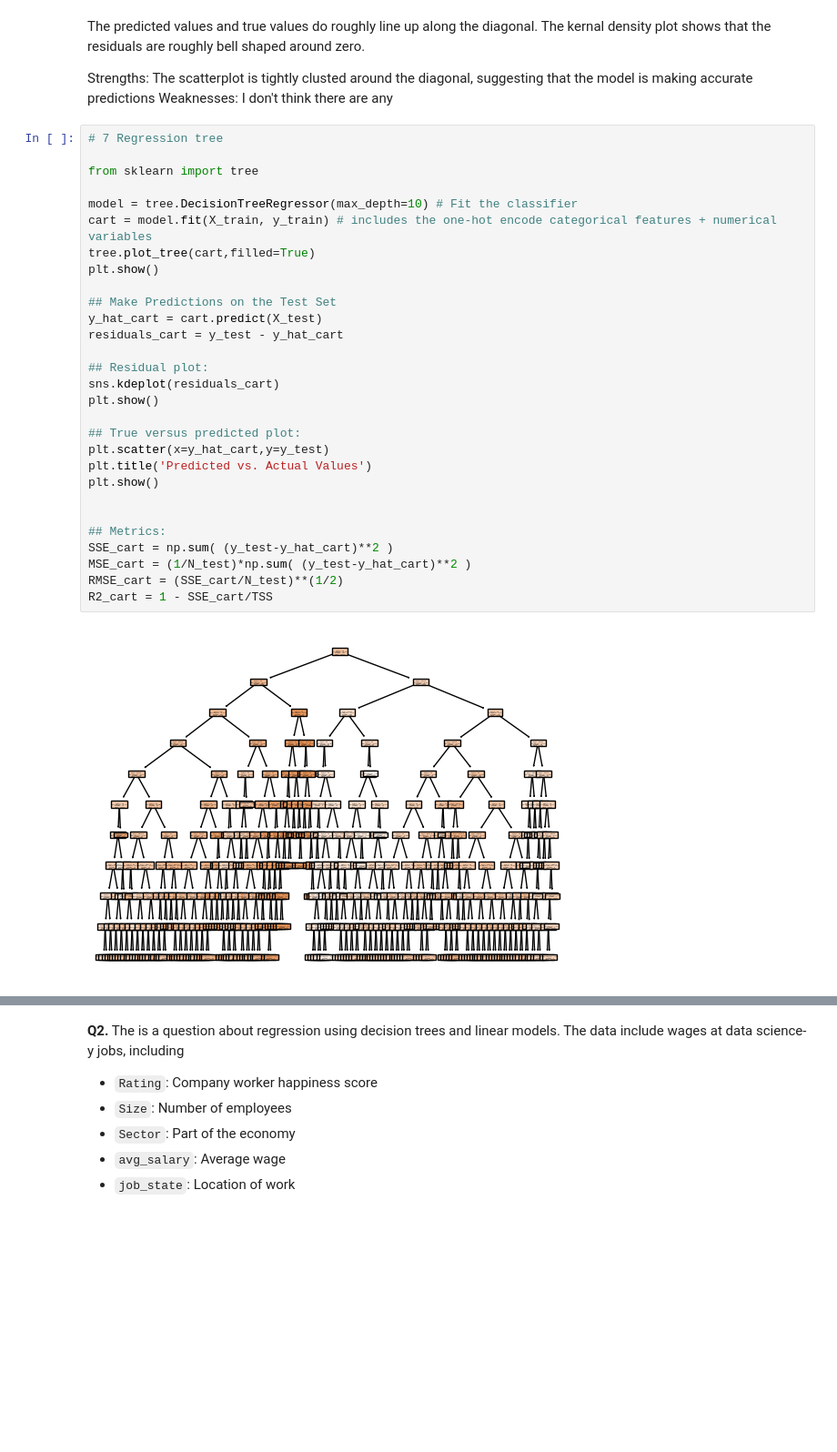
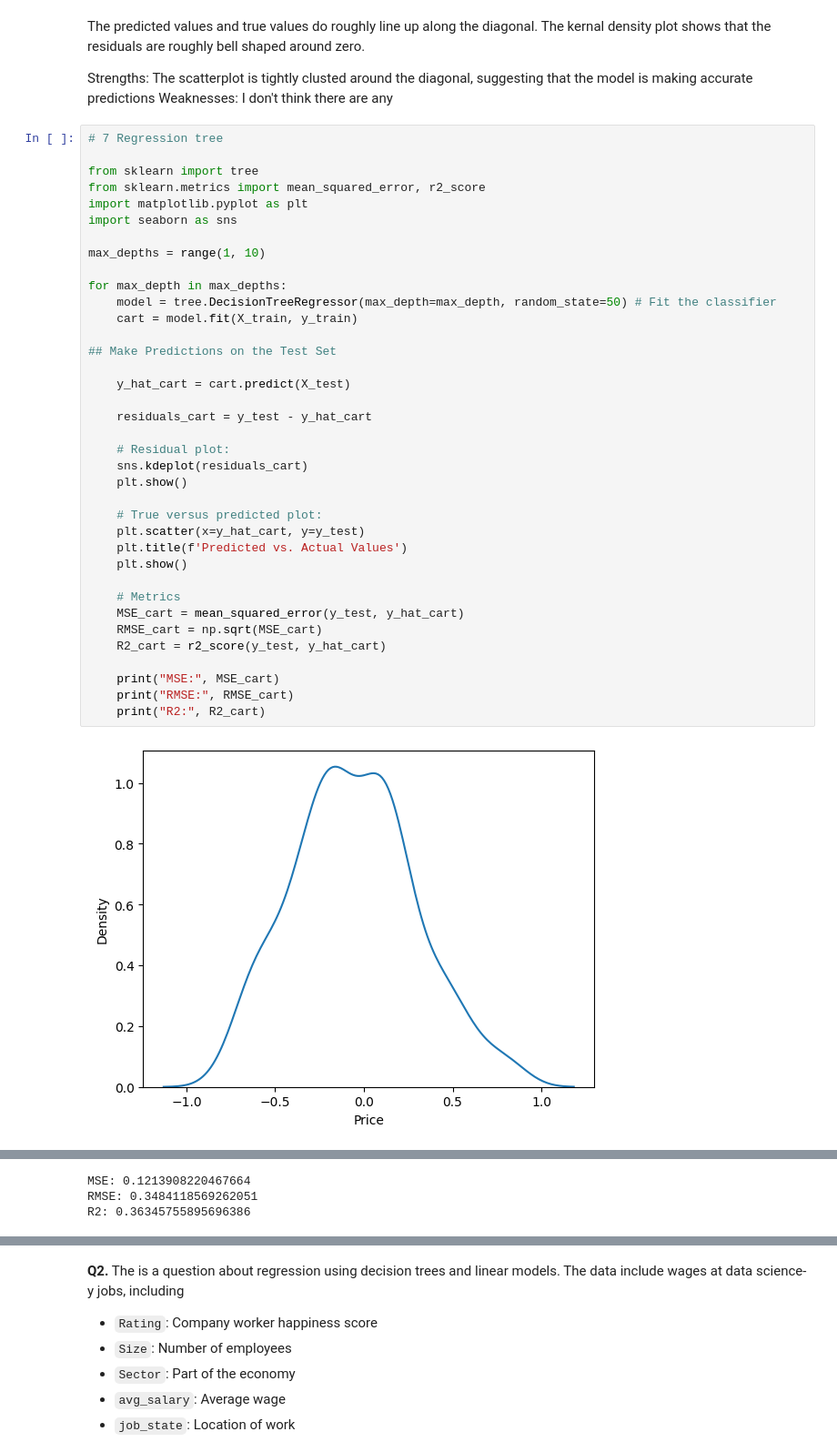
Before and after one commit to aniishap/assignment4, a Jupyter notebook: assignment4.ipynb, the cells around one changed output, grey strips where cells are left out. Shown at 91% size. Saved outputs shown, nothing was run; the diff lists cells and outputs as text; blank space fills up the shorter version.

```diff
--- a/assignment4.ipynb
+++ b/assignment4.ipynb
@@ -304,31 +304,39 @@ Weaknesses: I don't think there are any
 # %%
 # 7 Regression tree
 
 from sklearn import tree
+from sklearn.metrics import mean_squared_error, r2_score
+import matplotlib.pyplot as plt
+import seaborn as sns
 
-model = tree.DecisionTreeRegressor(max_depth=10) # Fit the classifier
-cart = model.fit(X_train, y_train) # includes the one-hot encode categorical features + numerical variables
-tree.plot_tree(cart,filled=True)
-plt.show()
+max_depths = range(1, 10)
+
+for max_depth in max_depths:
+    model = tree.DecisionTreeRegressor(max_depth=max_depth, random_state=50) # Fit the classifier
+    cart = model.fit(X_train, y_train)
 
 ## Make Predictions on the Test Set
-y_hat_cart = cart.predict(X_test)
-residuals_cart = y_test - y_hat_cart
 
-## Residual plot:
-sns.kdeplot(residuals_cart)
-plt.show()
+    y_hat_cart = cart.predict(X_test)
 
-## True versus predicted plot:
-plt.scatter(x=y_hat_cart,y=y_test)
-plt.title('Predicted vs. Actual Values')
-plt.show()
+    residuals_cart = y_test - y_hat_cart
 
+    # Residual plot:
+    sns.kdeplot(residuals_cart)
+    plt.show()
 
-## Metrics:
-SSE_cart = np.sum( (y_test-y_hat_cart)**2 )
-MSE_cart = (1/N_test)*np.sum( (y_test-y_hat_cart)**2 )
-RMSE_cart = (SSE_cart/N_test)**(1/2)
-R2_cart = 1 - SSE_cart/TSS
+    # True versus predicted plot:
+    plt.scatter(x=y_hat_cart, y=y_test)
+    plt.title(f'Predicted vs. Actual Values')
+    plt.show()
+
+    # Metrics
+    MSE_cart = mean_squared_error(y_test, y_hat_cart)
+    RMSE_cart = np.sqrt(MSE_cart)
+    R2_cart = r2_score(y_test, y_hat_cart)
+
+    print("MSE:", MSE_cart)
+    print("RMSE:", RMSE_cart)
+    print("R2:", R2_cart)
 # %% [output]
-[figure, old version]
+[figure, new version]
@@ -335,0 +344,3 @@ R2_cart = 1 - SSE_cart/TSS
+MSE: 0.1213908220467664
+RMSE: 0.3484118569262051
+R2: 0.36345755895696386
```
Also changed, not shown: parts of 2 cells of this notebook.
